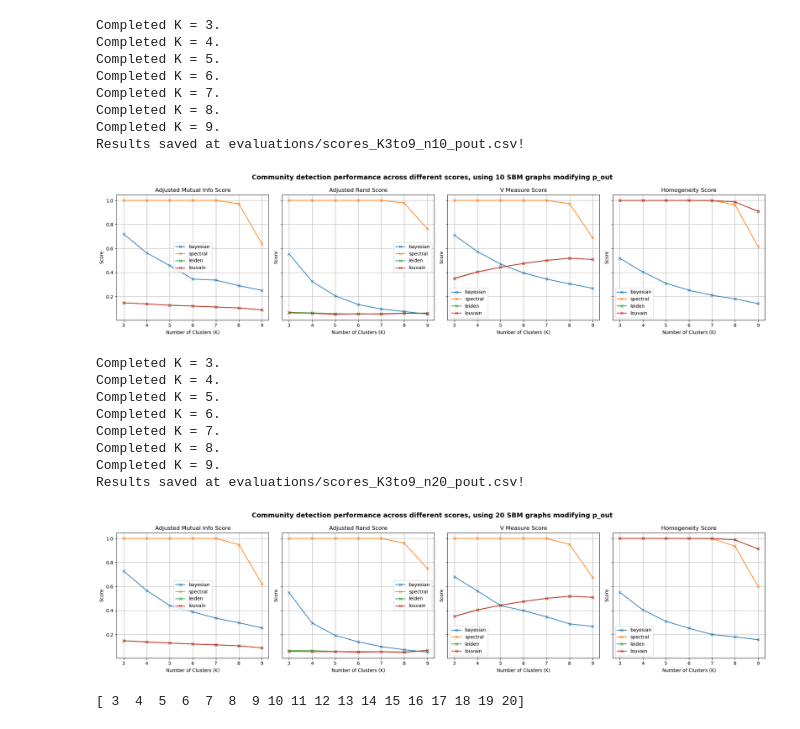
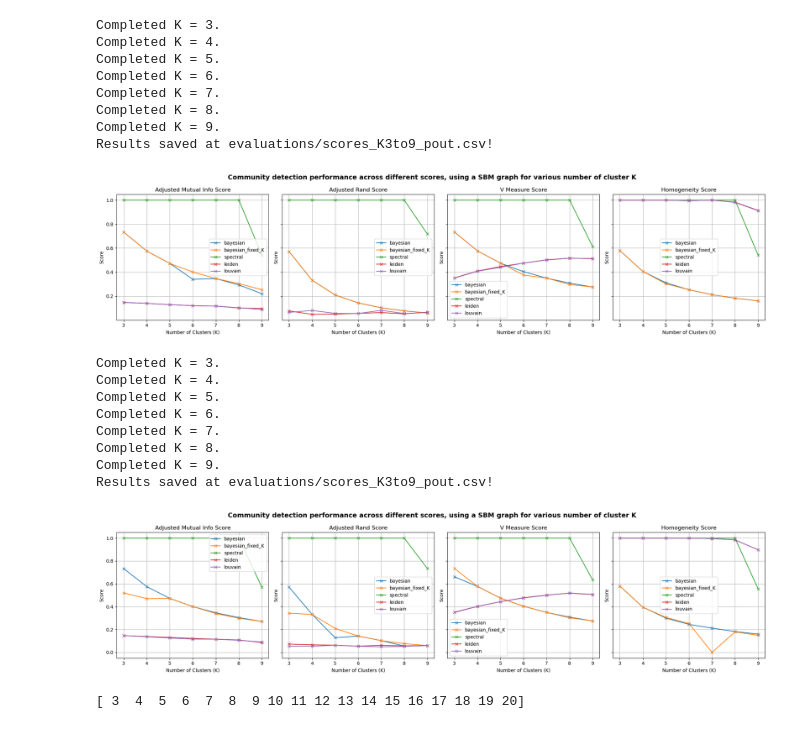
Before and after one commit to salyaa/semester_project, a Jupyter notebook: tests.ipynb, the cells around one changed output. Saved outputs shown, nothing was run; the diff lists cells and outputs as text; code cells hidden in the pictures.

Commit message:
Corrected plot + bayesian fixed K

```diff
--- a/tests.ipynb
+++ b/tests.ipynb
@@ -46,7 +14,6 @@ clusters = bayesianInf(G)
 # %%
 range_K_ = [3, 4, 5, 6, 7, 8, 9]
-nb_proba = 20
-res = validation_range_K(range_K=range_K_, nb_probas=nb_proba, plot=True)
+res = validation_range_K(range_K=range_K_, plot=True)
 # %% [output]
 Completed K = 3.
 Completed K = 4.
@@ -55,21 +22,20 @@ Completed K = 6.
 Completed K = 7.
 Completed K = 8.
 Completed K = 9.
-Results saved at evaluations/scores_K3to9_n10_pout.csv!
+Results saved at evaluations/scores_K3to9_pout.csv!
-[figure, old version]
+[figure, new version]
 # %%
-nb_proba_ = 20
-res = validation_range_K(range_K=range_K_, nb_probas=nb_proba_, plot=True)
+res = validation_range_K(range_K=range_K_, plot=True)
 # %% [output]
 Completed K = 3.
 Completed K = 4.
 Completed K = 5.
 Completed K = 6.
 Completed K = 7.
 Completed K = 8.
 Completed K = 9.
-Results saved at evaluations/scores_K3to9_n20_pout.csv!
+Results saved at evaluations/scores_K3to9_pout.csv!
-[figure, old version]
+[figure, new version]
 # %%
 range_K = np.linspace(3, 20, 18, dtype=np.int32)
 print(range_K)
```
Also changed, not shown: parts of 18 cells of this notebook, 11 other files.
